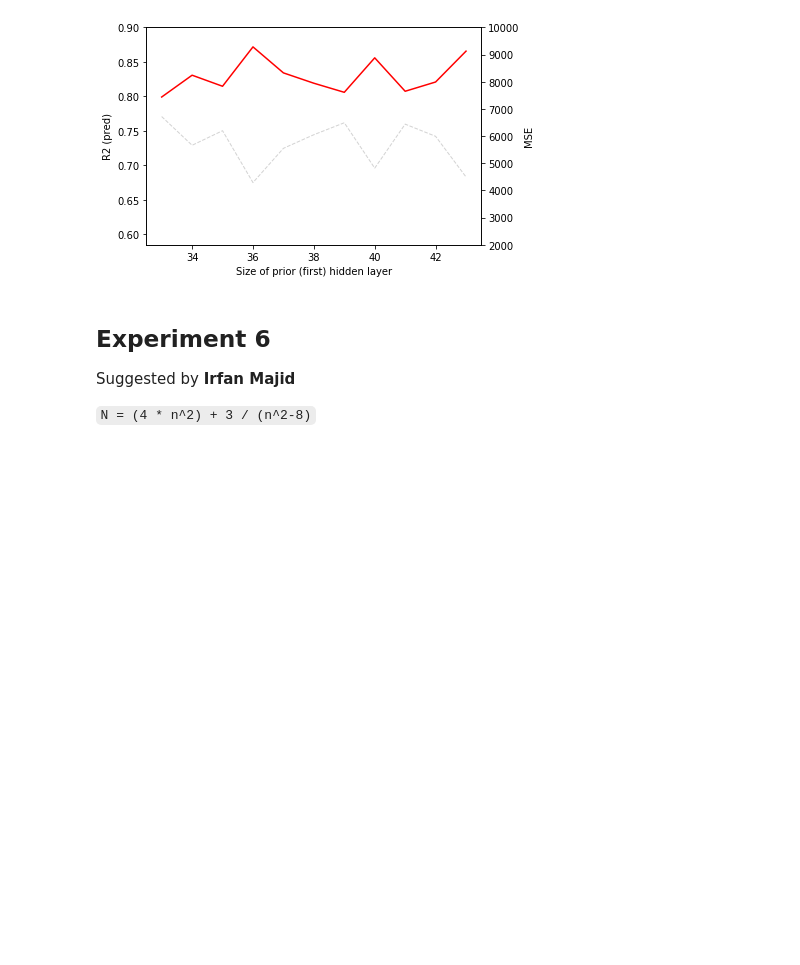
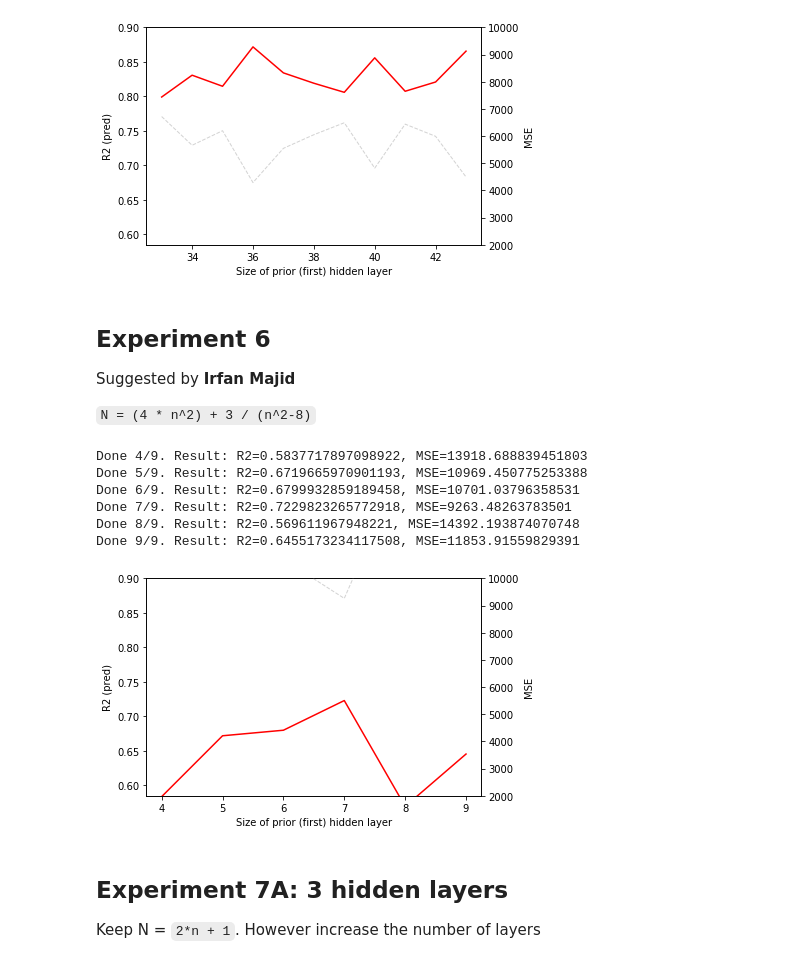
Before and after one commit to magiciiboy/neural-network-hidden-layers, a Jupyter notebook: NeuralNetworkModel.ipynb, the cells around one changed output. Saved outputs shown, nothing was run; the diff lists cells and outputs as text; code cells hidden in the pictures; blank space fills up the shorter version.

```diff
--- a/NeuralNetworkModel.ipynb
+++ b/NeuralNetworkModel.ipynb
@@ -455,8 +435,8 @@ Suggested by **Irfan Majid**
 `N = (4 * n^2) + 3 / (n^2-8)`
 # %%
 pred_history_6 = []
-size_from = int(4 * SIZE_INPUT**2 + 3 / (SIZE_INPUT**2 - 8)) - 5
-size_to = int(4 * SIZE_INPUT**2 + 3 / (SIZE_INPUT**2 - 8)) + 5
+size_from = int((4 * SIZE_INPUT**2 + 3) / (SIZE_INPUT**2 - 8))
+size_to = int((4 * SIZE_INPUT**2 + 3) / (SIZE_INPUT**2 - 8)) + 5
 for size1 in range(size_from, size_to + 1):
     # Use 2 layers
     hls = (size1, size1)
@@ -472,3 +452,36 @@ for size1 in range(size_from, size_to + 1):
                           'mse': mse })
 
     print('Done {}/{}. Result: R2={}, MSE={}'.format(size1, size_to, r2, mse))
+# %% [output]
+Done 4/9. Result: R2=0.5837717897098922, MSE=13918.688839451803
+Done 5/9. Result: R2=0.6719665970901193, MSE=10969.450775253388
+Done 6/9. Result: R2=0.6799932859189458, MSE=10701.03796358531
+Done 7/9. Result: R2=0.7229823265772918, MSE=9263.48263783501
+Done 8/9. Result: R2=0.569611967948221, MSE=14392.193874070748
+Done 9/9. Result: R2=0.6455173234117508, MSE=11853.91559829391
+# %%
+hist_df = pd.DataFrame(data={'x': [ins['size'][1] for ins in pred_history_6],
+                             'r2': [ins['score'] for ins in pred_history_6],
+                             'mse': [ins['mse'] for ins in pred_history_6]})
+
+# Store the result to compare later
+hist_df.to_csv('./output/output_ex6.csv', index=False)
+# %%
+ax1 = plt.subplot()
+ax1.plot('x', 'r2', data=hist_df, color='red', label='R2 (pred)')
+ax1.set_xlabel('Size of prior (first) hidden layer')
+ax1.set_ylabel('R2 (pred)')
+ax1.set_ylim((0.585, 0.90))
+
+ax2 = ax1.twinx()
+ax2.plot('x', 'mse', data=hist_df, color='lightgray', linestyle='dashed', linewidth=1, label='MSE')
+ax2.set_ylim((2000, 10000))
+ax2.set_ylabel('MSE')
+
+plt.show()
+# %% [output]
+[figure, added]
+# %% [markdown]
+## Experiment 7A: 3 hidden layers ##
+
+Keep N = `2*n + 1`. However increase the number of layers
```
Also changed, not shown: parts of 12 cells of this notebook, 7 other files.
